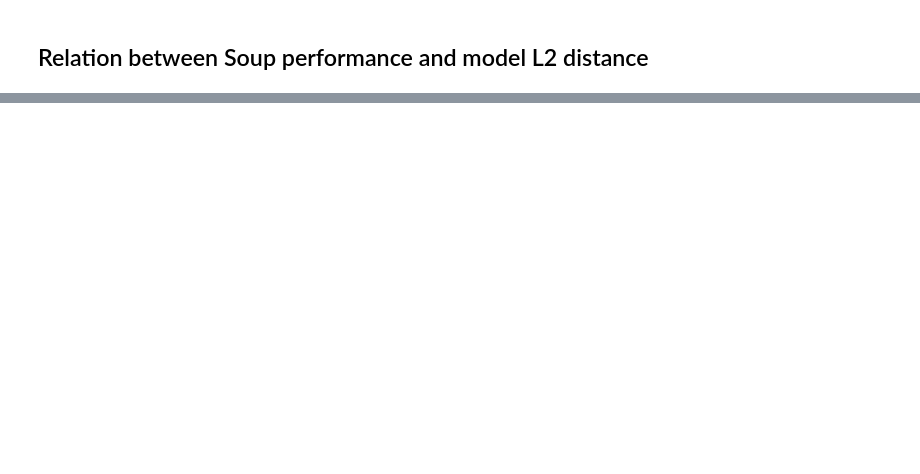
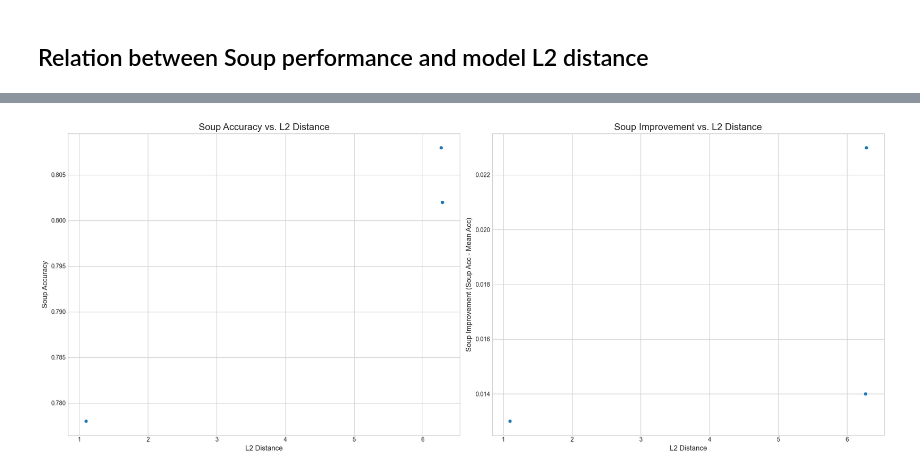
Before and after one commit to nbzy1995/clip_TinyImageNet, a Jupyter notebook: experiments/clip_tinyImageNet-analysis.ipynb, the cells around one changed output, grey strips where cells are left out. Drawn from its saved outputs; the diff is of its cells as text; code cells hidden in the pictures; blank space fills up the shorter version.

```diff
--- a/experiments/clip_tinyImageNet-analysis.ipynb
+++ b/experiments/clip_tinyImageNet-analysis.ipynb
@@ -310,0 +429,31 @@ scatters
+# %%
+# Create the plots
+fig, axes = plt.subplots(1, 2, figsize=(20, 8))
+plt.style.use('seaborn-v0_8-whitegrid')
+
+# Plot 1: Soup Accuracy vs. L2 Distance
+sns.scatterplot(
+    data=df_results,
+    x='l2_distance',
+    y='soup_accuracy',
+    ax=axes[0]
+)
+axes[0].set_title('Soup Accuracy vs. L2 Distance', fontsize=16)
+axes[0].set_xlabel('L2 Distance', fontsize=12)
+axes[0].set_ylabel('Soup Accuracy', fontsize=12)
+
+# Plot 2: Soup Improvement vs. L2 Distance
+sns.scatterplot(
+    data=df_results,
+    x='l2_distance',
+    y='soup_improvement',
+    ax=axes[1]
+)
+axes[1].set_title('Soup Improvement vs. L2 Distance', fontsize=16)
+axes[1].set_xlabel('L2 Distance', fontsize=12)
+axes[1].set_ylabel('Soup Improvement (Soup Acc - Mean Acc)', fontsize=12)
+
+plt.tight_layout()
+plt.show()
+# %% [output]
+[figure, added]
```
Also changed, not shown: parts of 15 cells of this notebook.
